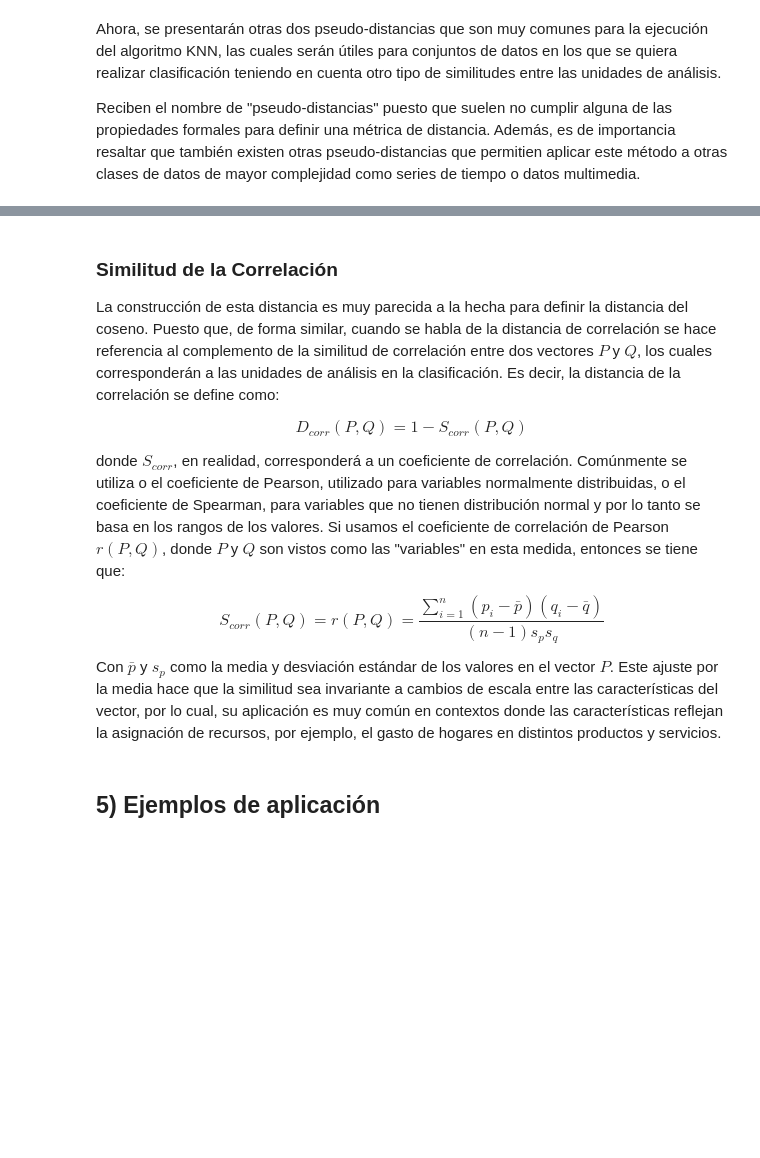
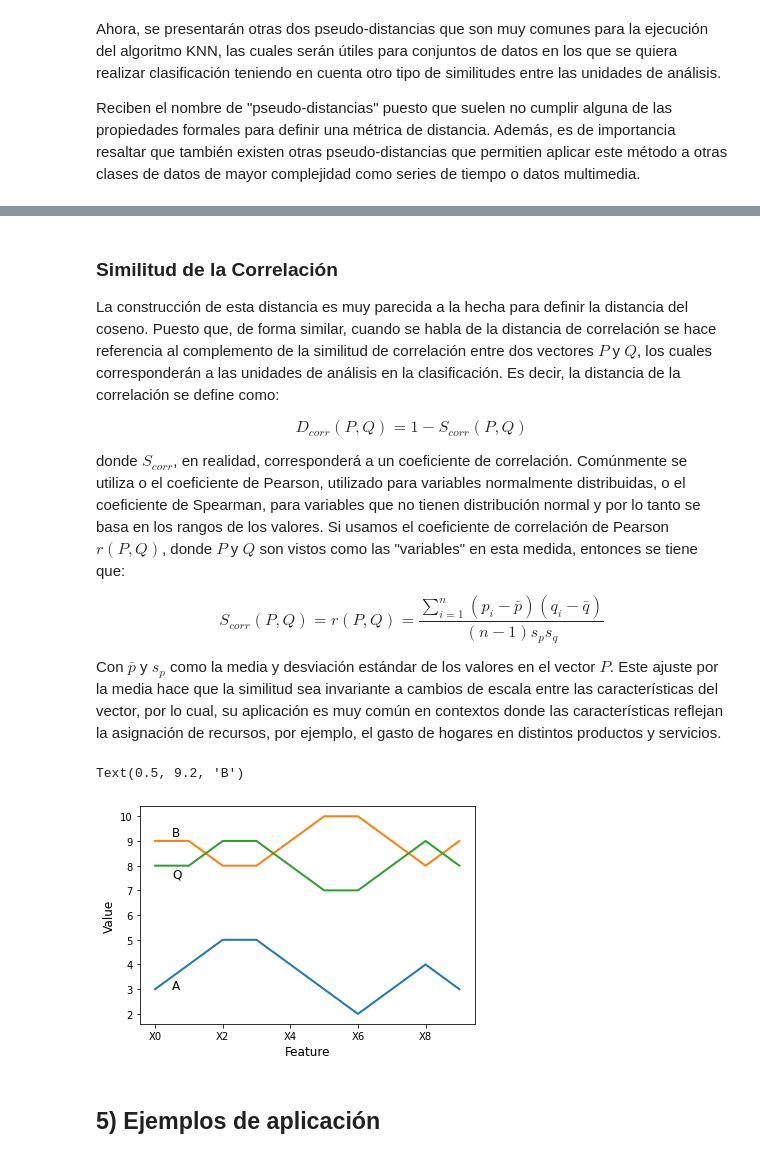
Before and after one commit to StefaniaRojas/Mineria-de-datos, a Jupyter notebook: Trabajo_Minería.ipynb, the cells around one changed output, grey strips where cells are left out. Cells and saved outputs as stored; diff of their text form; code cells hidden in the pictures; blank space fills up the shorter version.

```diff
--- a/Trabajo_Minería.ipynb
+++ b/Trabajo_Minería.ipynb
@@ -142,5 +293,5 @@ Fuente: [wiki](https://hmong.es/wiki/Cosine_similarity)
 # %% [markdown]
-### Similitud de la Correlación
+### **Similitud de la Correlación**
 
 La construcción de esta distancia es muy parecida a la hecha para definir la distancia del coseno. Puesto que, de forma similar, cuando se habla de la distancia de correlación se hace referencia al complemento de la similitud de correlación entre dos vectores $P$ y $Q$, los cuales corresponderán a las unidades de análisis en la clasificación. Es decir, la distancia de la correlación se define como:
 
@@ -152,6 +303,24 @@ Si usamos el coeficiente de correlación de Pearson $r(P,Q)$, donde $P$ y $Q$ so
 $$S_{corr}(P,Q) = r(P,Q) = \frac{\sum^n_{i=1}(p_i-\bar{p})(q_i-\bar{q})}{(n-1)s_ps_q}$$
 
 Con $\bar{p}$ y $s_p$ como la media y desviación estándar de los valores en el vector $P$. Este ajuste por la media hace que la similitud sea invariante a cambios de escala entre las características del vector, por lo cual, su aplicación es muy común en contextos donde las características reflejan la asignación de recursos, por ejemplo, el gasto de hogares en distintos productos y servicios.
+# %%
+cols = ['Ex','X0','X1','X2','X3','X4','X5','X6','X7','X8','X9']
+cd = [['A',3,4,5,5,4,3,2,3,4,3],
+      ['B',9,9,8,8,9,10,10,9,8,9],
+      ['Q',8,8,9,9,8,7,7,8,9,8]]
+corr = pd.DataFrame(cd, columns = cols)
+corr = corr.set_index('Ex')
+corr
+%matplotlib inline
+pl = corr.T.plot(linewidth=2,legend = False)
+pl.set_xlabel('Feature',fontsize = 12)
+pl.set_ylabel('Value',fontsize = 12)
+pl.text(0.5,3, 'A', fontsize=12)
+pl.text(0.5,7.5, 'Q', fontsize=12)
+pl.text(0.5,9.2, 'B', fontsize=12)
+# %% [output]
+Text(0.5, 9.2, 'B')
+[figure, added]
 # %% [markdown]
 ## 5) Ejemplos de aplicación
 # %% [markdown]
```
Also changed, not shown: parts of 87 cells of this notebook.
